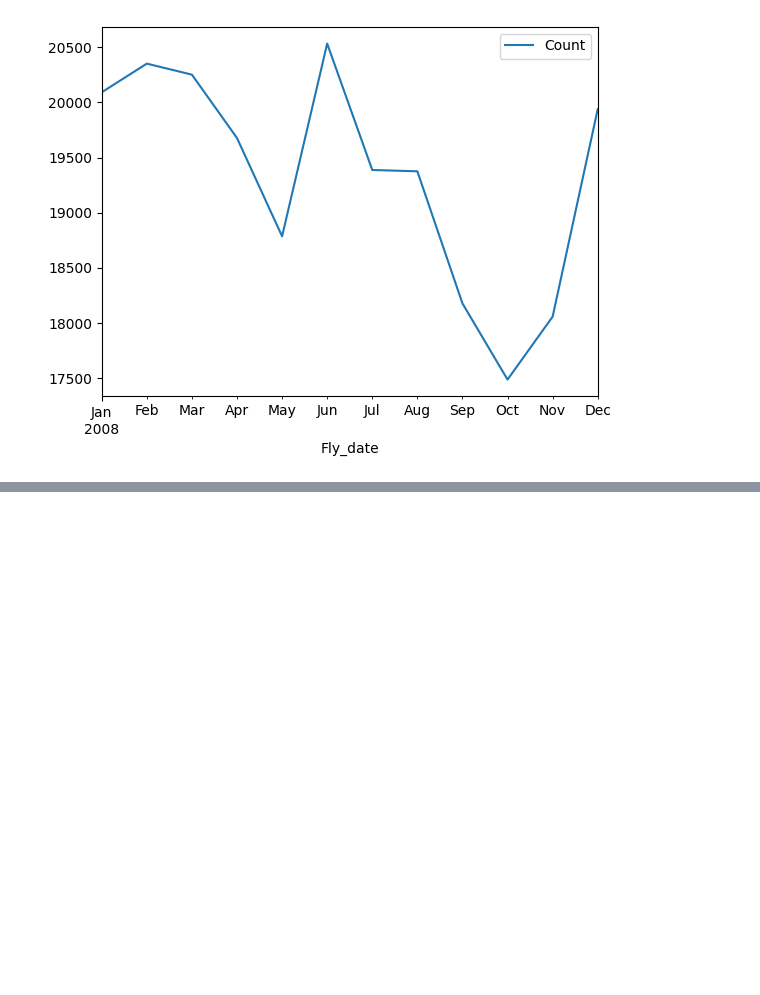
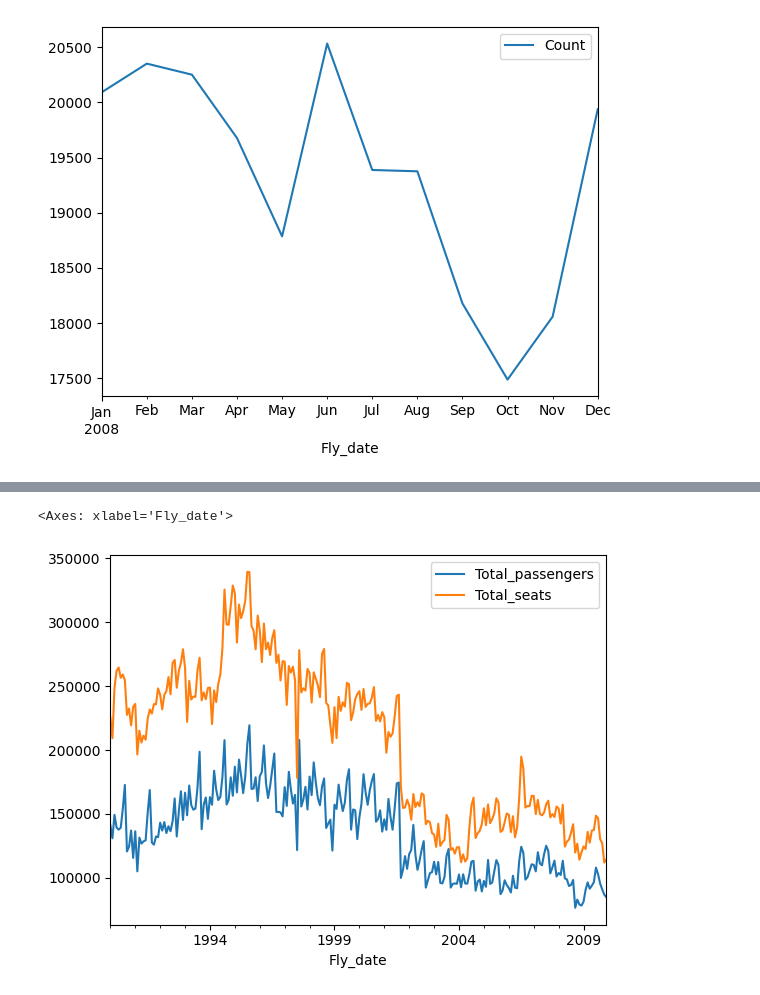
Before and after one commit to Jacob-Stenton/Data_and_Analytics, a Jupyter notebook: flight_data.ipynb, the cells around one changed output, grey strips where cells are left out. Cells and saved outputs as stored; diff of their text form; code cells hidden in the pictures; blank space fills up the shorter version.

```diff
--- a/flight_data.ipynb
+++ b/flight_data.ipynb
@@ -89,0 +132,22 @@ Although this data is pre 2009 we can still see an influx of travel around the h
+# %%
+seats_v_passengers_OGG_HNL_query ="""
+SELECT
+    Fly_date,
+    Origin_airport,
+    Destination_airport,
+    SUM(Passengers) AS Total_passengers,
+    SUM(Seats) AS Total_seats,
+FROM 'Data/Airports2.csv'
+WHERE
+    Origin_airport = 'OGG'
+    AND
+    Destination_airport = 'HNL'
+GROUP BY
+    Fly_date,
+    Origin_airport,
+    Destination_airport,
+ORDER BY Fly_date
+
+"""
+
+seats_v_passengers_OGG_HNL_df= con.execute(seats_v_passengers_OGG_HNL_query).df()
@@ -89,0 +170,5 @@ Although this data is pre 2009 we can still see an influx of travel around the h
+# %%
+seats_v_passengers_OGG_HNL_df[['Fly_date', 'Total_passengers', 'Total_seats']].set_index('Fly_date').plot()
+# %% [output]
+<Axes: xlabel='Fly_date'>
+[figure, added]
```
Also changed, not shown: parts of 14 cells of this notebook.
